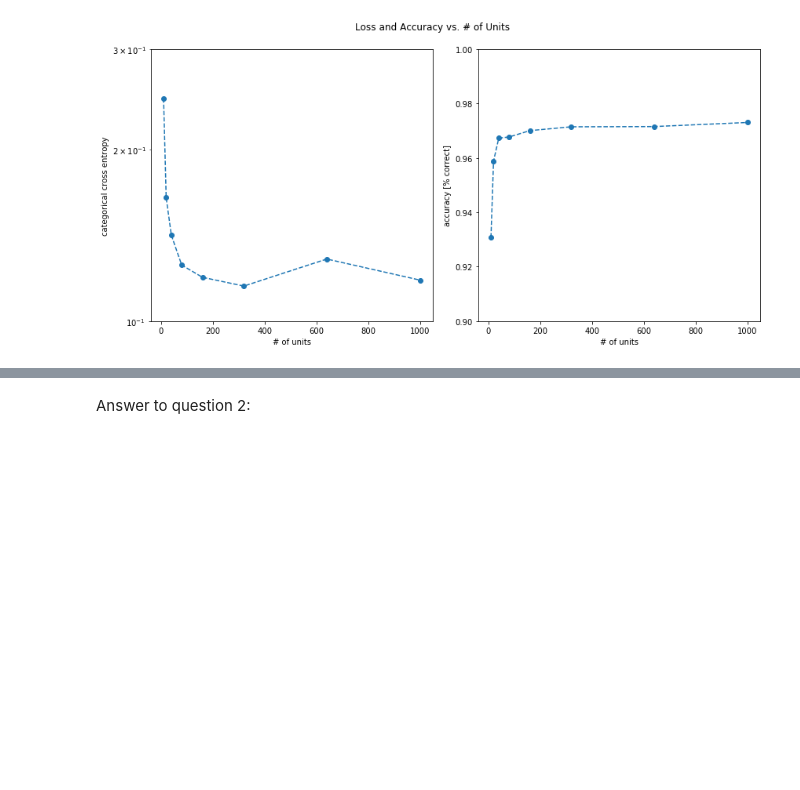
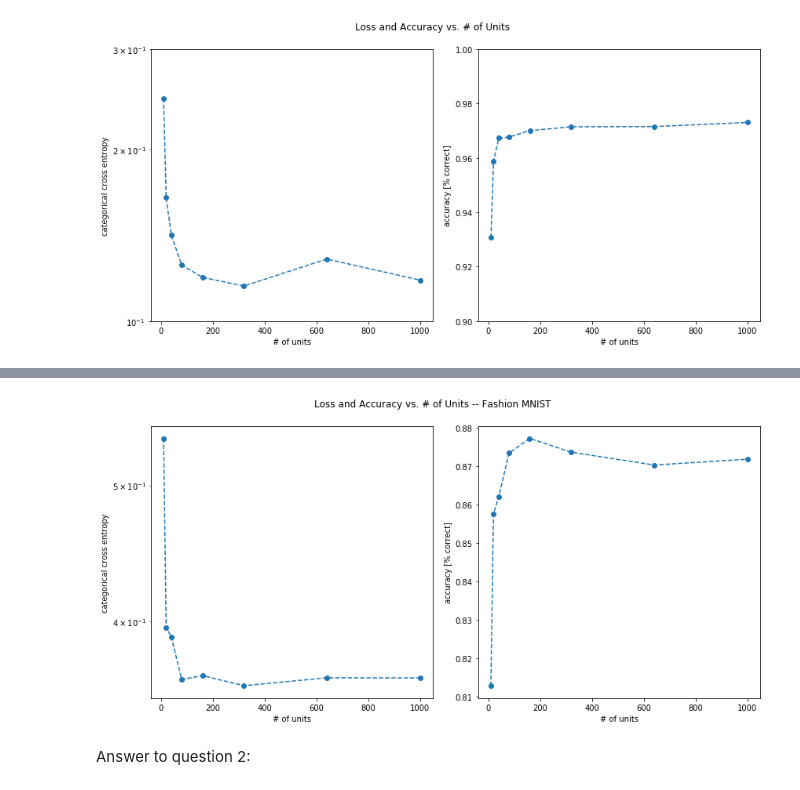
Before and after one commit to FrancescoPase/ANN, a Jupyter notebook: miniproject1.ipynb, the cells around one changed output, grey strips where cells are left out. Saved outputs shown, nothing was run; the diff lists cells and outputs as text; code cells hidden in the pictures; blank space fills up the shorter version.

```diff
--- a/miniproject1.ipynb
+++ b/miniproject1.ipynb
@@ -471,8 +471,8 @@ def comparison_layer(histories,num_units, title):
     ax2.plot(num_units, best_val_accs, marker='o', linestyle='--')
 
     finalize_standardplot(fig, ax1, ax2)
-    ax2.set_ylim([0.9,1])
-    ax1.set_ylim([0.1,0.3])
+    #ax2.set_ylim([0.9,1])
+    #ax1.set_ylim([0.1,0.3])
     return fig
 # %%
 
@@ -511,3 +511,15 @@ Epoch 10/10
 comparison_layer(histories, num_units, 'Loss and Accuracy vs. # of Units');
 # %% [output]
 [figure]
+# %%
+
+num_units = [10, 20, 40, 80, 160, 320, 640, 1000]
+histories = []
+for u in num_units:
+    model = Sequential()
+    model.add(Dense(u, input_dim = 784, activation='relu'))
+    model.add(Dense(10, activation='softmax'))
+    adam = optimizers.Adam(lr = 0.01)
+    model.compile(optimizer = adam, loss = 'categorical_crossentropy', metrics = ['accuracy'])
+    history = model.fit(x_fashion_train, y_fashion_train, batch_size = 128, epochs = 10, validation_split = 0.2, verbose=1)
+    histories.append(history)
@@ -514,3 +544,7 @@ comparison_layer(histories, num_units, 'Loss and Accuracy vs. # of Units');
+# %%
+comparison_layer(histories, num_units, 'Loss and Accuracy vs. # of Units -- Fashion MNIST');
+# %% [output]
+[figure, added]
 # %% [markdown]
 Answer to question 2:
 # %% [markdown]
```
Also changed, not shown: parts of 7 cells of this notebook.
